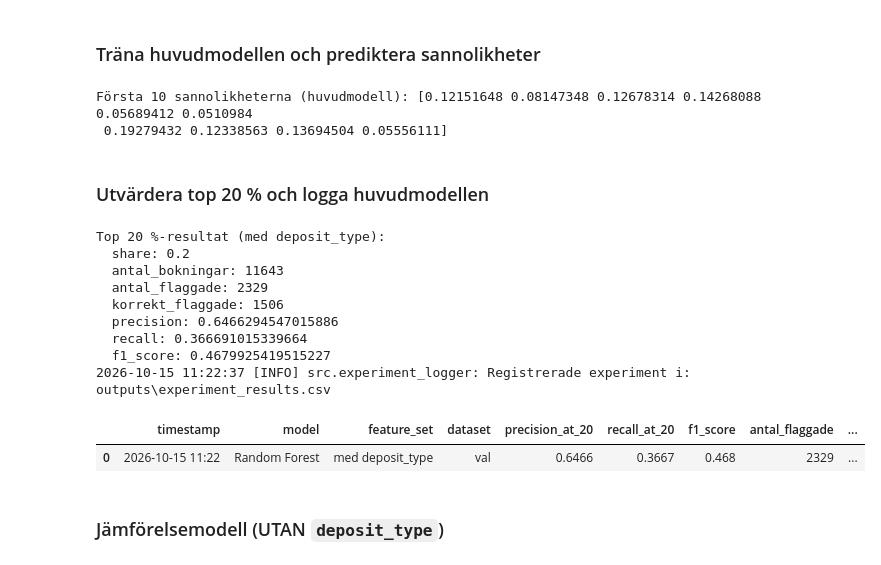
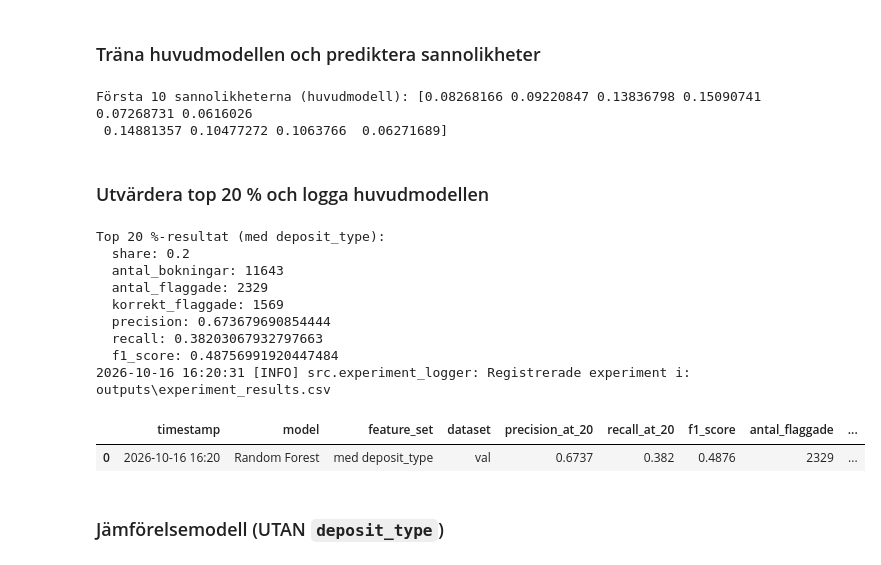
Before and after one commit to Shara-Hysen/data-science-group-project, a Jupyter notebook: notebooks/05_random_forest.ipynb, the cells around one changed output. Cells and saved outputs as stored; diff of their text form; code cells hidden in the pictures.

Commit message:
feat: optimera hyperparametrar för random forest (close #37)

```diff
--- a/notebooks/05_random_forest.ipynb
+++ b/notebooks/05_random_forest.ipynb
@@ -74,6 +206,7 @@ rf_full = train_random_forest(
     y_train,
     n_estimators=100,
     max_depth=15,
+    min_samples_leaf=10,
     random_state=42
 )
 
@@ -81,38 +214,38 @@ rf_full = train_random_forest(
 probas_full = predict_probabilities(rf_full, X_val_full_p)
 print("Första 10 sannolikheterna (huvudmodell):", probas_full[:10])
 # %% [output]
-Första 10 sannolikheterna (huvudmodell): [0.12151648 0.08147348 0.12678314 0.14268088 0.05689412 0.0510984
- 0.19279432 0.12338563 0.13694504 0.05556111]
+Första 10 sannolikheterna (huvudmodell): [0.08268166 0.09220847 0.13836798 0.15090741 0.07268731 0.0616026
+ 0.14881357 0.10477272 0.1063766  0.06271689]
 # %% [markdown]
 ### Utvärdera top 20 % och logga huvudmodellen
 # %%
 # 1. Beräkna mätvärden för de 20 % bokningarna med högst riskpoäng
 metrics_full = evaluate_top_share(y_val, probas_full, share=0.20)
 
 print("Top 20 %-resultat (med deposit_type):")
 for k, v in metrics_full.items():
     print(f"  {k}: {v}")
 
 # 2. Logga resultatet i den gemensamma CSV-filen
 log_experiment(
     model_name="Random Forest",
     feature_set="med deposit_type",
     metrics=metrics_full,
     dataset="val",
-    notes="n_estimators=100, max_depth=15"
+    notes="n_estimators=100, max_depth=15, min_samples_leaf=10"
 )
 # %% [output]
 Top 20 %-resultat (med deposit_type):
   share: 0.2
   antal_bokningar: 11643
   antal_flaggade: 2329
-  korrekt_flaggade: 1506
-  precision: 0.6466294547015886
-  recall: 0.366691015339664
-  f1_score: 0.4679925419515227
-2026-10-15 11:22:37 [INFO] src.experiment_logger: Registrerade experiment i: outputs\experiment_results.csv
+  korrekt_flaggade: 1569
+  precision: 0.673679690854444
+  recall: 0.38203067932797663
+  f1_score: 0.48756991920447484
+2026-10-16 16:20:31 [INFO] src.experiment_logger: Registrerade experiment i: outputs\experiment_results.csv
 |  | timestamp | model | feature_set | dataset | precision_at_20 | recall_at_20 | f1_score | antal_flaggade | ... |
-| 0 | 2026-10-15 11:22 | Random Forest | med deposit_type | val | 0.6466 | 0.3667 | 0.468 | 2329 | ... |
+| 0 | 2026-10-16 16:20 | Random Forest | med deposit_type | val | 0.6737 | 0.382 | 0.4876 | 2329 | ... |
 # %% [markdown]
 ### Jämförelsemodell (UTAN `deposit_type`)
 # %%
```
Also changed, not shown: parts of 13 cells of this notebook, 6 other files.
